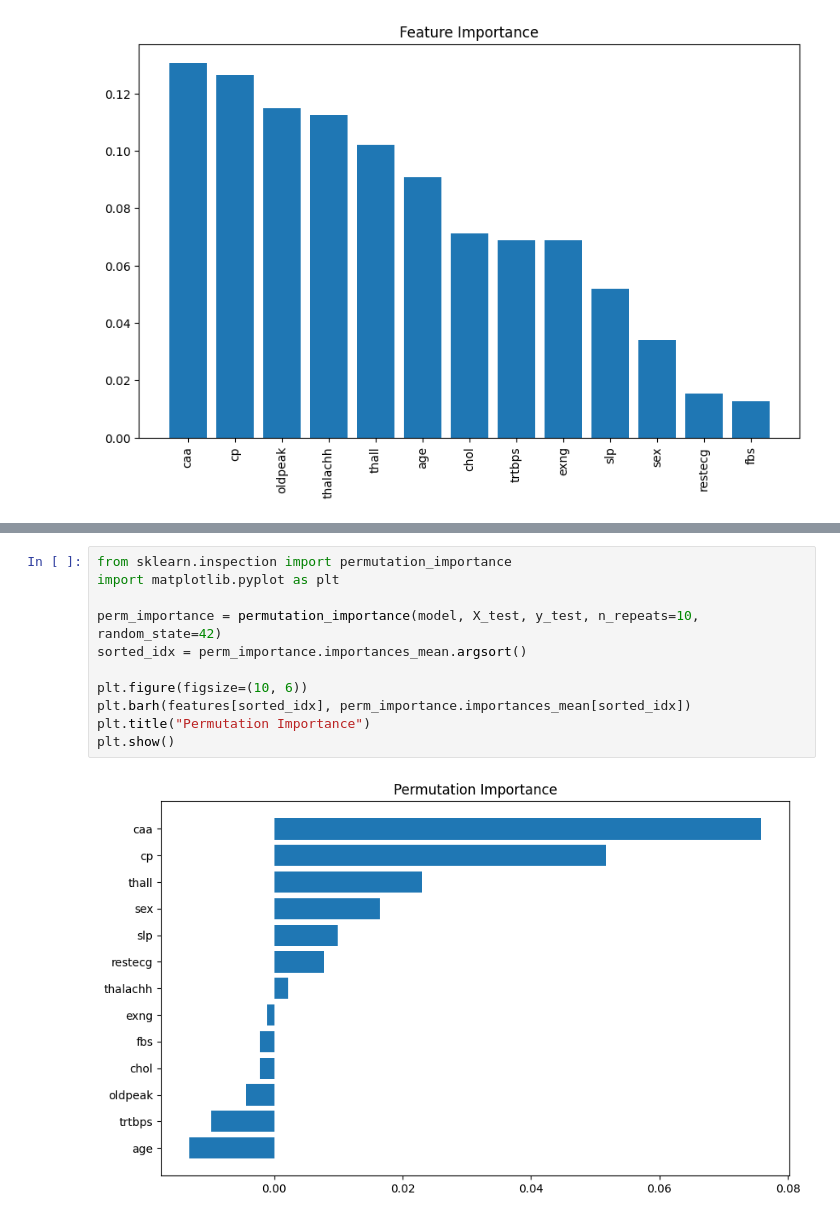
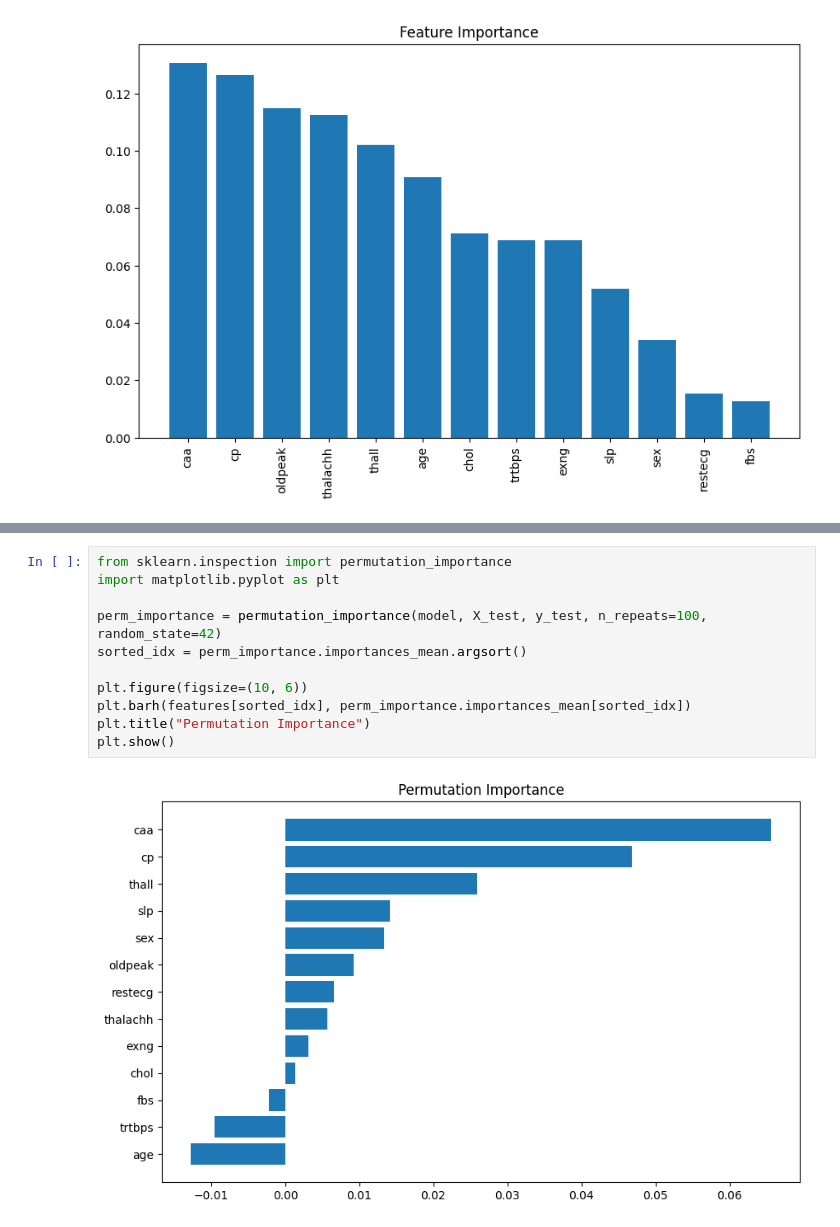
Before and after one commit to romanroff/ITMO_subjects, a Jupyter notebook: DecSupSys/lab_3_Bashirov.ipynb, the cells around one changed output, grey strips where cells are left out. Cells and saved outputs as stored; diff of their text form.

```diff
--- a/DecSupSys/lab_3_Bashirov.ipynb
+++ b/DecSupSys/lab_3_Bashirov.ipynb
@@ -83,13 +129,13 @@ plt.show()
 # %%
 from sklearn.inspection import permutation_importance
 import matplotlib.pyplot as plt
 
-perm_importance = permutation_importance(model, X_test, y_test, n_repeats=10, random_state=42)
+perm_importance = permutation_importance(model, X_test, y_test, n_repeats=100, random_state=42)
 sorted_idx = perm_importance.importances_mean.argsort()
 
 plt.figure(figsize=(10, 6))
 plt.barh(features[sorted_idx], perm_importance.importances_mean[sorted_idx])
 plt.title("Permutation Importance")
 plt.show()
 # %% [output]
-[figure, old version]
+[figure, new version]
```
Also changed, not shown: parts of 17 cells of this notebook.
